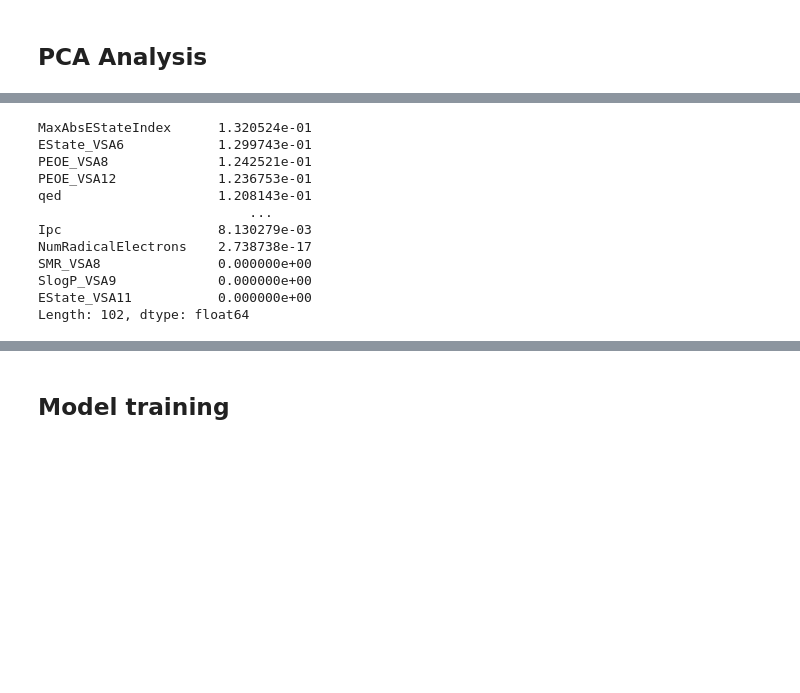
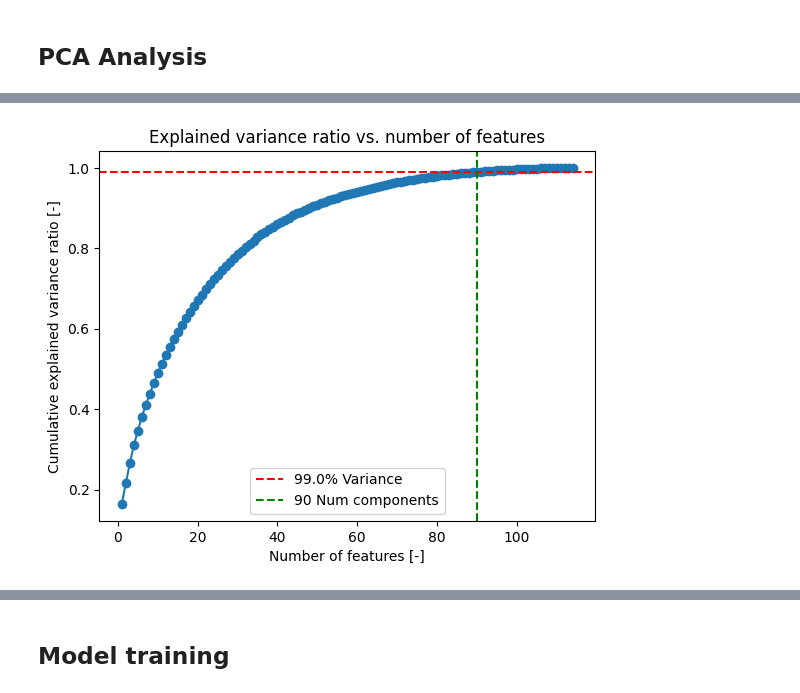
Before and after one commit to jespervh19/8CC00Code, a Jupyter notebook: GroupAssignment/Group_assignment_notebook.ipynb, the cells around one changed output, grey strips where cells are left out. Cells and saved outputs as stored; diff of their text form; code cells hidden in the pictures; blank space fills up the shorter version.

```diff
--- a/GroupAssignment/Group_assignment_notebook.ipynb
+++ b/GroupAssignment/Group_assignment_notebook.ipynb
@@ -73,15 +58,8 @@ analysis.plot_loadings(descriptors, num_components)
 # %%
-analysis.feature_rankings(descriptors, num_components)
+feature_rankings = analysis.feature_rankings(descriptors, num_components)
-# %% [output]
-MaxAbsEStateIndex      1.320524e-01
-EState_VSA6            1.299743e-01
-PEOE_VSA8              1.242521e-01
-PEOE_VSA12             1.236753e-01
-qed                    1.208143e-01
-                           ...
-Ipc                    8.130279e-03
-NumRadicalElectrons    2.738738e-17
-SMR_VSA8               0.000000e+00
-SlogP_VSA9             0.000000e+00
-EState_VSA11           0.000000e+00
-Length: 102, dtype: float64
+# %%
+selected_descriptors = list(feature_rankings[feature_rankings>0.05].index)
+# %%
+num_components = analysis.plot_variance(descriptors[selected_descriptors], percentage=0.99)
+# %% [output]
+[figure, added]
```
Also changed, not shown: parts of 15 cells of this notebook, 3 other files.
